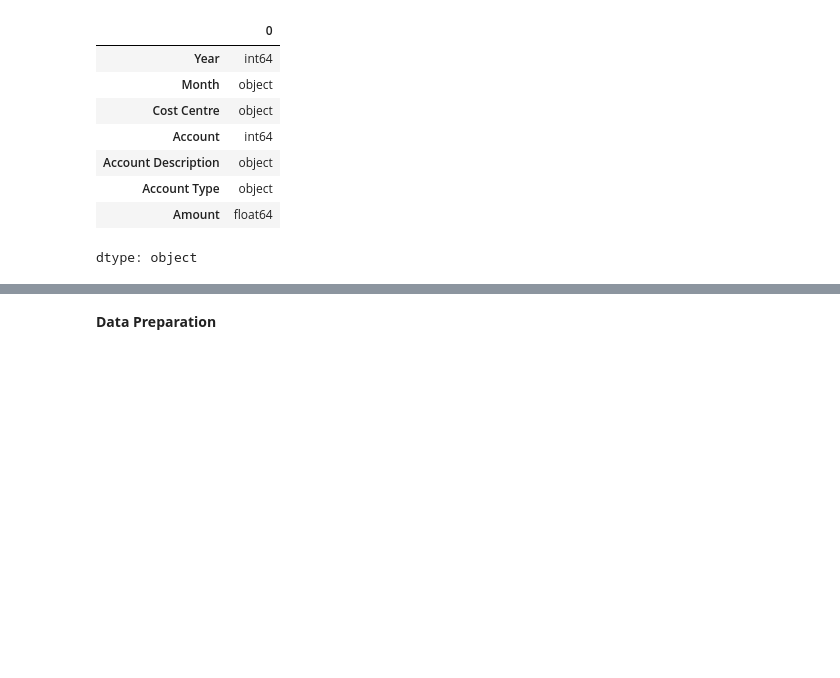
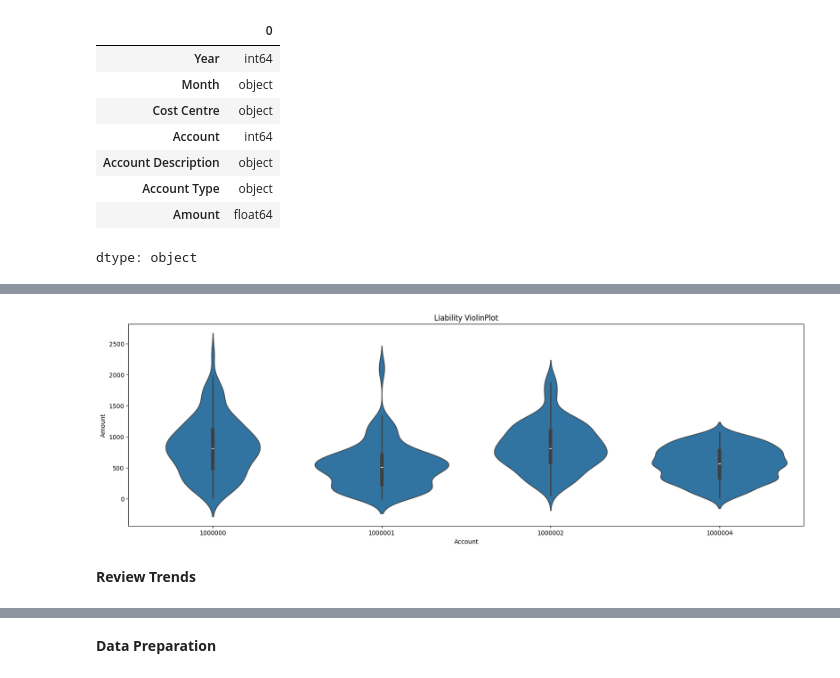
Before and after one commit to nameyahtabassum/projects-, a Jupyter notebook: EDTA_with_Pandas.ipynb, the cells around one changed output, grey strips where cells are left out. Saved outputs shown, nothing was run; the diff lists cells and outputs as text; code cells hidden in the pictures; blank space fills up the shorter version.

```diff
--- a/EDTA_with_Pandas.ipynb
+++ b/EDTA_with_Pandas.ipynb
@@ -102,0 +120,8 @@ dtype: object
+# %%
+plt.figure(figsize=(20,6))
+sns.violinplot(x='Account', y='Amount', data=df[df['Account Type']=='Revenue']).set_title('Liability ViolinPlot')
+plt.show()
+# %% [output]
+[figure, added]
+# %% [markdown]
+**Review Trends**
```
Also changed, not shown: parts of 8 cells of this notebook.
